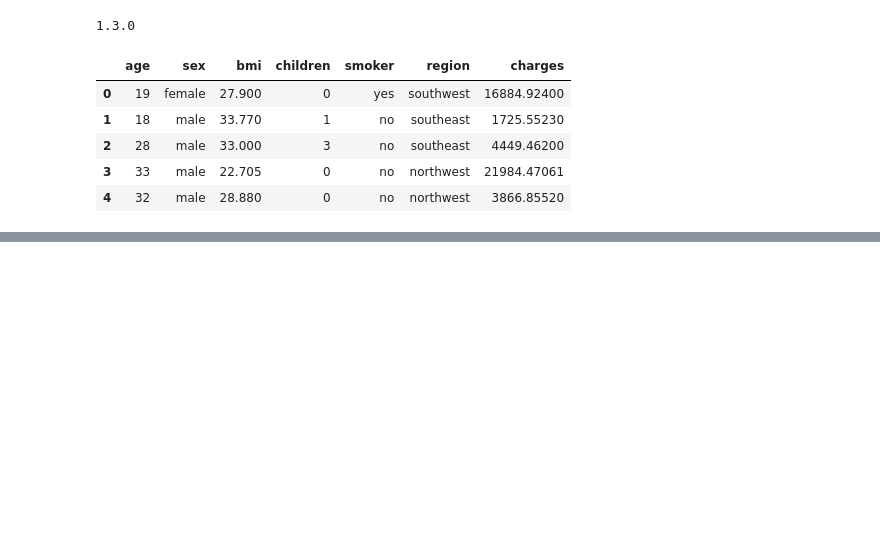
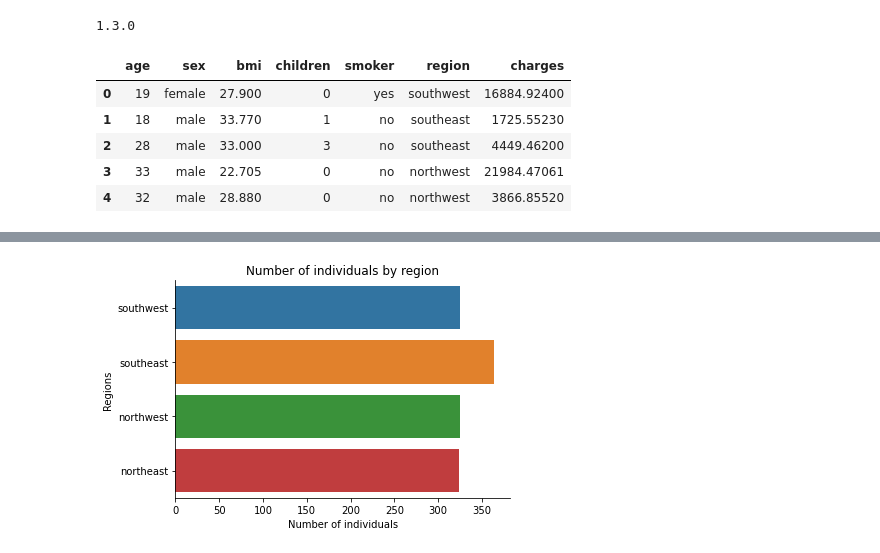
Before and after one commit to data301-2021-summer2/project-group26-project, a Jupyter notebook: analysis/Bilel/milestone1.ipynb, the cells around one changed output, grey strips where cells are left out. Saved outputs shown, nothing was run; the diff lists cells and outputs as text; code cells hidden in the pictures; blank space fills up the shorter version.

Commit message:
Conducted Data Analysis To Help Answer Research Question

```diff
--- a/analysis/Bilel/milestone1.ipynb
+++ b/analysis/Bilel/milestone1.ipynb
@@ -8,9 +8,9 @@ print(pd.__version__)
 1.3.0
 # %%
 #read data (need to give correct path)
-data = pd.read_csv("../../data/raw/Medical_Cost.csv")
+dataMD = pd.read_csv("../../data/raw/Medical_Cost.csv")
 # Preview the first 5 lines of the loaded data
-data.head()
+dataMD.head()
 # %% [output]
 |  | age | sex | bmi | children | smoker | region | charges |
 | 0 | 19 | female | 27.900 | 0 | yes | southwest | 16884.92400 |
@@ -48,0 +37,18 @@ def load_and_process(url_or_path_to_csv_file):
+# %%
+# Your Solution here
+from matplotlib.ticker import (MultipleLocator, AutoMinorLocator)
+import matplotlib.pyplot as plt
+import seaborn as sns
+
+ax = plt.axes()
+g = sns.countplot(y='region',data=dataMD).set_title("Number of individuals by region")
+plt.xlabel("Number of individuals")
+plt.ylabel("Regions")
+#print(ax.xaxis.set_major_locator(MultipleLocator(20000)))
+#plt.xlim(0, 79999)
+right_side = ax.spines["right"]
+right_side.set_visible(False)
+top_side = ax.spines["top"]
+top_side.set_visible(False)
+# %% [output]
+[figure, added]
```
Also changed, not shown: parts of 8 cells of this notebook, 2 other files.
